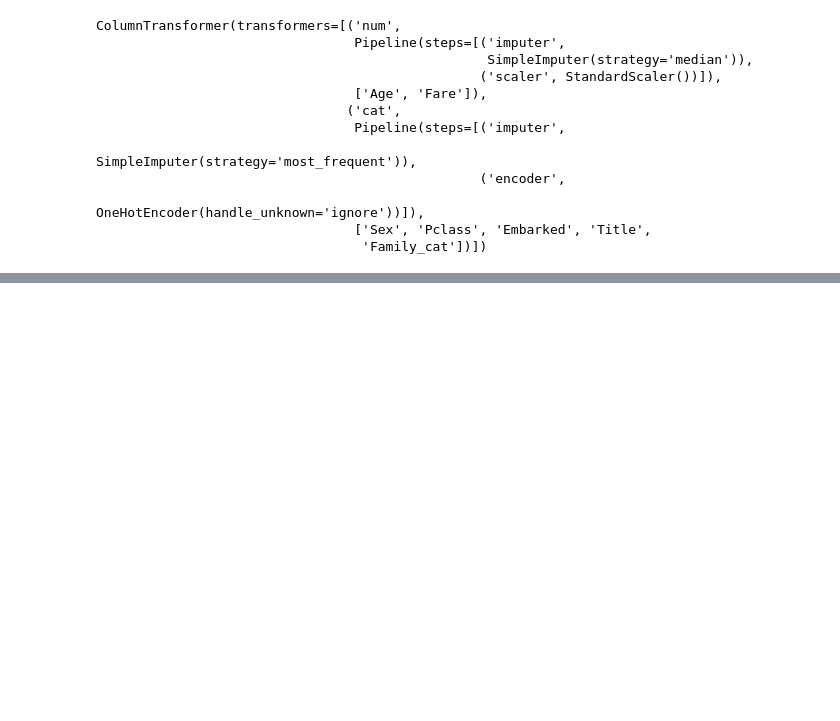
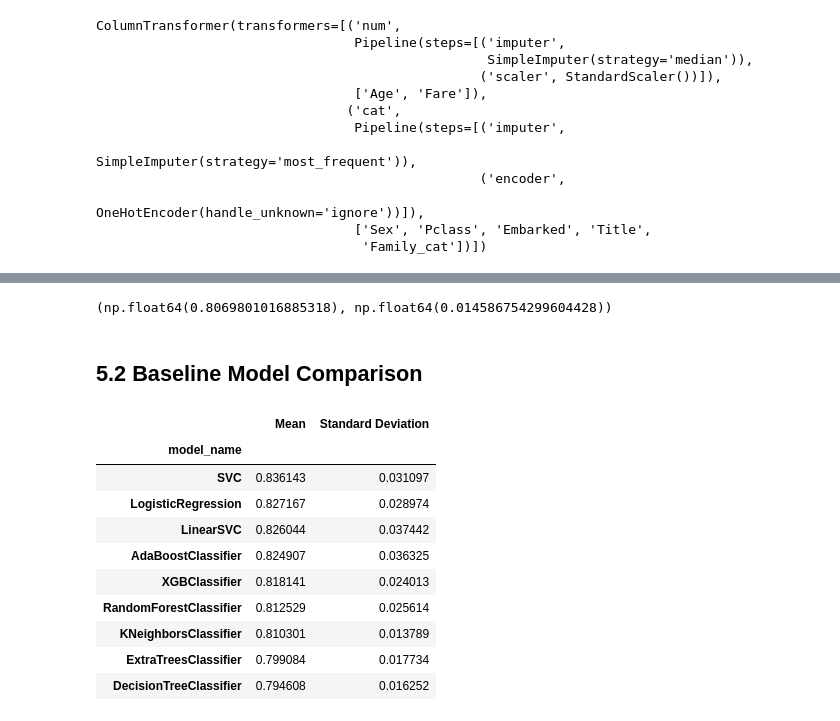
Before and after one commit to Azure06072005/Learning-Data-Science, a Jupyter notebook: DS_lab6/DS_lab6.ipynb, the cells around one changed output, grey strips where cells are left out. Saved outputs shown, nothing was run; the diff lists cells and outputs as text; code cells hidden in the pictures; blank space fills up the shorter version.

```diff
--- a/DS_lab6/DS_lab6.ipynb
+++ b/DS_lab6/DS_lab6.ipynb
@@ -479,7 +479,7 @@ display_missing(test_df, feature_cols)
 Col Embarked has 0.22% missing values.
 Col Fare has 0.24% missing values.
 # %%
-x = train_df[feature_cols]
+X = train_df[feature_cols]
 y = train_df['Survived']
 # %%
 X_test = test_df[feature_cols]
@@ -502,7 +502,7 @@ preprocessor = ColumnTransformer(transformers=[
     ('cat', cat_transformer, cat_features)
 ])
 # %%
-preprocessor.fit(x)
+preprocessor.fit(X)
 # %% [output]
 ColumnTransformer(transformers=[('num',
                                  Pipeline(steps=[('imputer',
@@ -517,6 +517,6 @@ ColumnTransformer(transformers=[('num',
                                  ['Sex', 'Pclass', 'Embarked', 'Title',
                                   'Family_cat'])])
 # %%
-x = preprocessor.transform(x)   # X -> X_train, X_val
+X = preprocessor.transform(X)   # X -> X_train, X_val
 # %%
 X_test = preprocessor.transform(X_test)
@@ -526,0 +611,6 @@ X_train, X_val, y_train, y_val = train_test_split(x, y, test_size=0.2)
+# %%
+dt_scores.mean(), dt_scores.std()
+# %% [output]
+(np.float64(0.8069801016885318), np.float64(0.014586754299604428))
+# %% [markdown]
+## 5.2 Baseline Model Comparison
@@ -526,0 +622,55 @@ X_train, X_val, y_train, y_val = train_test_split(x, y, test_size=0.2)
+# %%
+seed = 2023
+models = [
+    LinearSVC(random_state=seed),
+    SVC(random_state=seed),
+    KNeighborsClassifier(metric='minkowski', p=2),
+    LogisticRegression(solver='liblinear', max_iter=1000),
+    DecisionTreeClassifier(random_state=seed),
+    RandomForestClassifier(random_state=seed),
+    ExtraTreesClassifier(),
+    AdaBoostClassifier(),
+    XGBClassifier(use_label_encoder=False, eval_metric='logloss', random_state=seed)
+]
+# %%
+from sklearn.model_selection import StratifiedKFold
+def generate_baseline_results(models, X, y, metrics, cv=5, plot_results=False):
+    # define k-fold:
+    kfold = StratifiedKFold(cv, shuffle=True, random_state=seed)
+    entries = []
+    for model in models:
+        model_name = model.__class__.__name__
+        scores = cross_val_score(model, X, y, scoring=metrics, cv=kfold)
+        for fold_idx, score in enumerate(scores):
+            entries.append((model_name, fold_idx, score))
+
+    cv_df = pd.DataFrame(entries, columns=['model_name', 'fold_id', 'accuracy_score'])
+
+    if plot_results:
+        sns.boxplot(x='model_name', y='accuracy_score', data=cv_df, color='lightblue', showmeans=True)
+        plt.title("Boxplox of Baseline model Accuracy using 5-Fold cross-validation")
+        plt.xticks(rotation=45)
+        plt.show()
+    # Summary result
+    mean = cv_df.groupby('model_name')['accuracy_score'].mean()
+    std = cv_df.groupby('model_name')['accuracy_score'].std()
+
+    baseline_results = pd.concat([mean, std], axis = 1, ignore_index=True)
+    baseline_results.columns = ['Mean', 'Standard Deviation']
+
+    #sort by accuracy
+    baseline_results.sort_values(by=['Mean'], ascending=False, inplace=True)
+    return baseline_results
+generate_baseline_results(models, X, y, metrics='accuracy', cv=5, plot_results=False)
+# %% [output]
+|  | Mean | Standard Deviation |
+| model_name |  |  |
+| SVC | 0.836143 | 0.031097 |
+| LogisticRegression | 0.827167 | 0.028974 |
+| LinearSVC | 0.826044 | 0.037442 |
+| AdaBoostClassifier | 0.824907 | 0.036325 |
+| XGBClassifier | 0.818141 | 0.024013 |
+| RandomForestClassifier | 0.812529 | 0.025614 |
+| KNeighborsClassifier | 0.810301 | 0.013789 |
+| ExtraTreesClassifier | 0.799084 | 0.017734 |
+| DecisionTreeClassifier | 0.794608 | 0.016252 |
```
Also changed, not shown: parts of 22 cells of this notebook.
